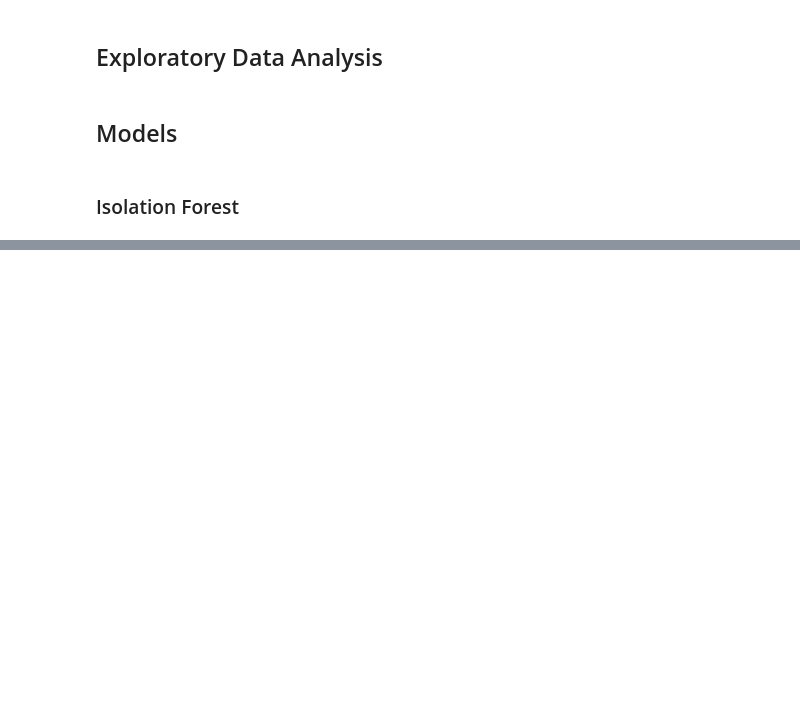
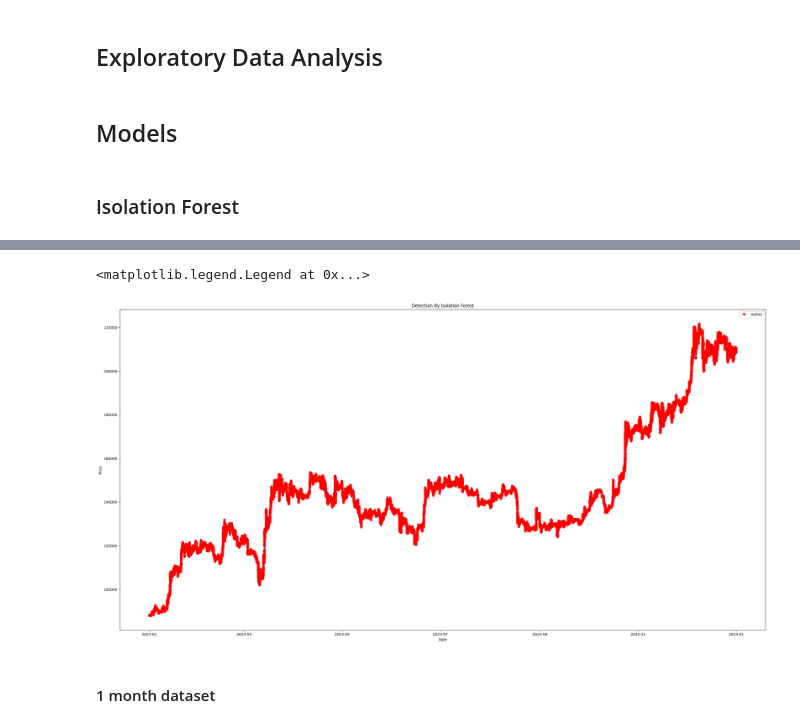
Before and after one commit to kevinsantana/PPCA-UnB-Dissertation, a Jupyter notebook: models/notebooks/anomaly-detection.ipynb, the cells around one changed output, grey strips where cells are left out. Saved outputs shown, nothing was run; the diff lists cells and outputs as text; code cells hidden in the pictures; blank space fills up the shorter version.

```diff
--- a/models/notebooks/anomaly-detection.ipynb
+++ b/models/notebooks/anomaly-detection.ipynb
@@ -154,0 +139,14 @@ Text(0.5, 1.0, 'Anomaly Scores returned by Isolation Forest')
+# %%
+plt.figure(figsize = (32, 16))
+
+plt.plot(df_year[['price']], marker = '.')
+plt.plot(outliers_year[['price']], 'o', color = 'red', label = 'outlier')
+plt.title('Detection By Isolation Forest')
+
+#plt.grid()
+plt.xlabel('Date')
+plt.ylabel('Price')
+plt.legend()
+# %% [output]
+<matplotlib.legend.Legend at 0x...>
+[figure, added]
@@ -154,0 +159,2 @@ Text(0.5, 1.0, 'Anomaly Scores returned by Isolation Forest')
+# %% [markdown]
+#### 1 month dataset
```
Also changed, not shown: parts of 43 cells of this notebook.
